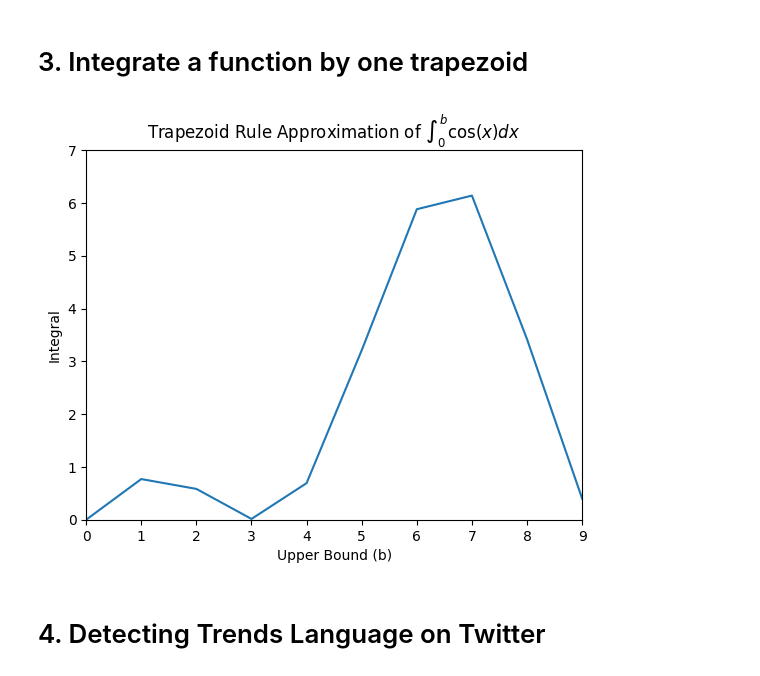
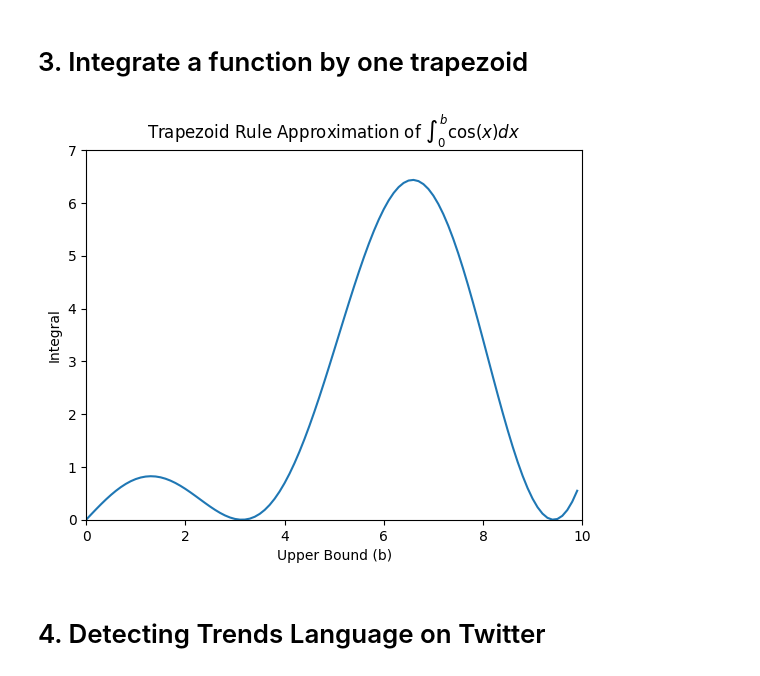
Before and after one commit to apwood-physics/HPEDSI-Courses, a Jupyter notebook: 212_python/final_project/Anthony_Wood_FinalProject.ipynb, the cells around one changed output. Saved outputs shown, nothing was run; the diff lists cells and outputs as text; code cells hidden in the pictures.

```diff
--- a/212_python/final_project/Anthony_Wood_FinalProject.ipynb
+++ b/212_python/final_project/Anthony_Wood_FinalProject.ipynb
@@ -125,23 +125,23 @@ def trapezint1(f, a, b):
 # %%
 import matplotlib.pyplot as plt
 import numpy as np
 
 a = 0
-b = np.arange(10)
+b = np.linspace(0, 10, endpoint=False, num=100)
 f = np.cos
 
 I = trapezint1(f, a, b)
 
 plt.plot(b, I)
 plt.ylabel("Integral")
 plt.xlabel("Upper Bound (b)")
-plt.xlim(0, 9)
+plt.xlim(0, 10)
 plt.ylim(0, 7)
 plt.title(r"Trapezoid Rule Approximation of $\int_0^b \cos(x) dx$")
 
 plt.show()
 # %% [output]
-[figure, old version]
+[figure, new version]
 # %% [markdown]
 # 4. Detecting Trends Language on Twitter
 # %%
```
Also changed, not shown: parts of 2 cells of this notebook.
